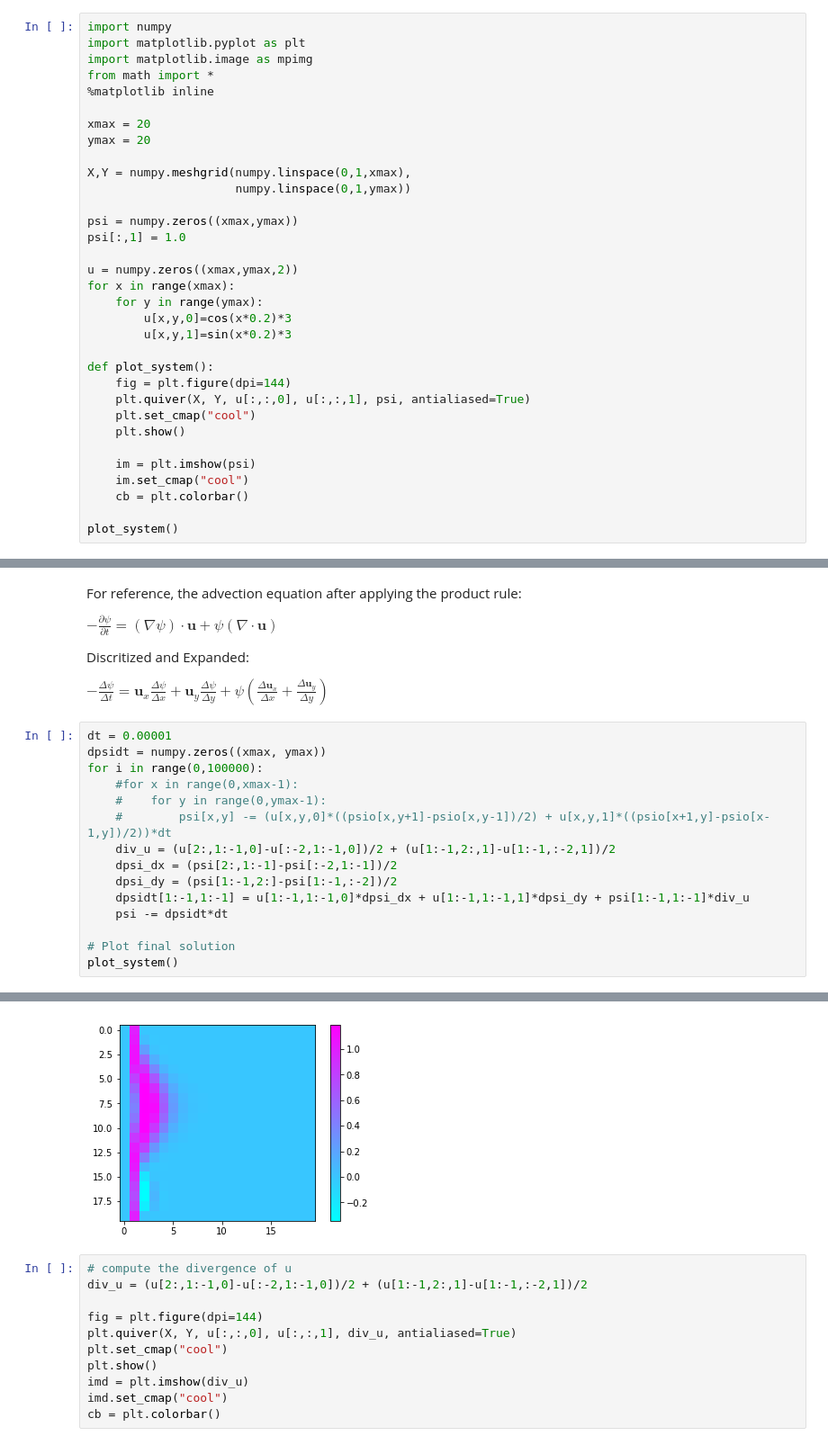
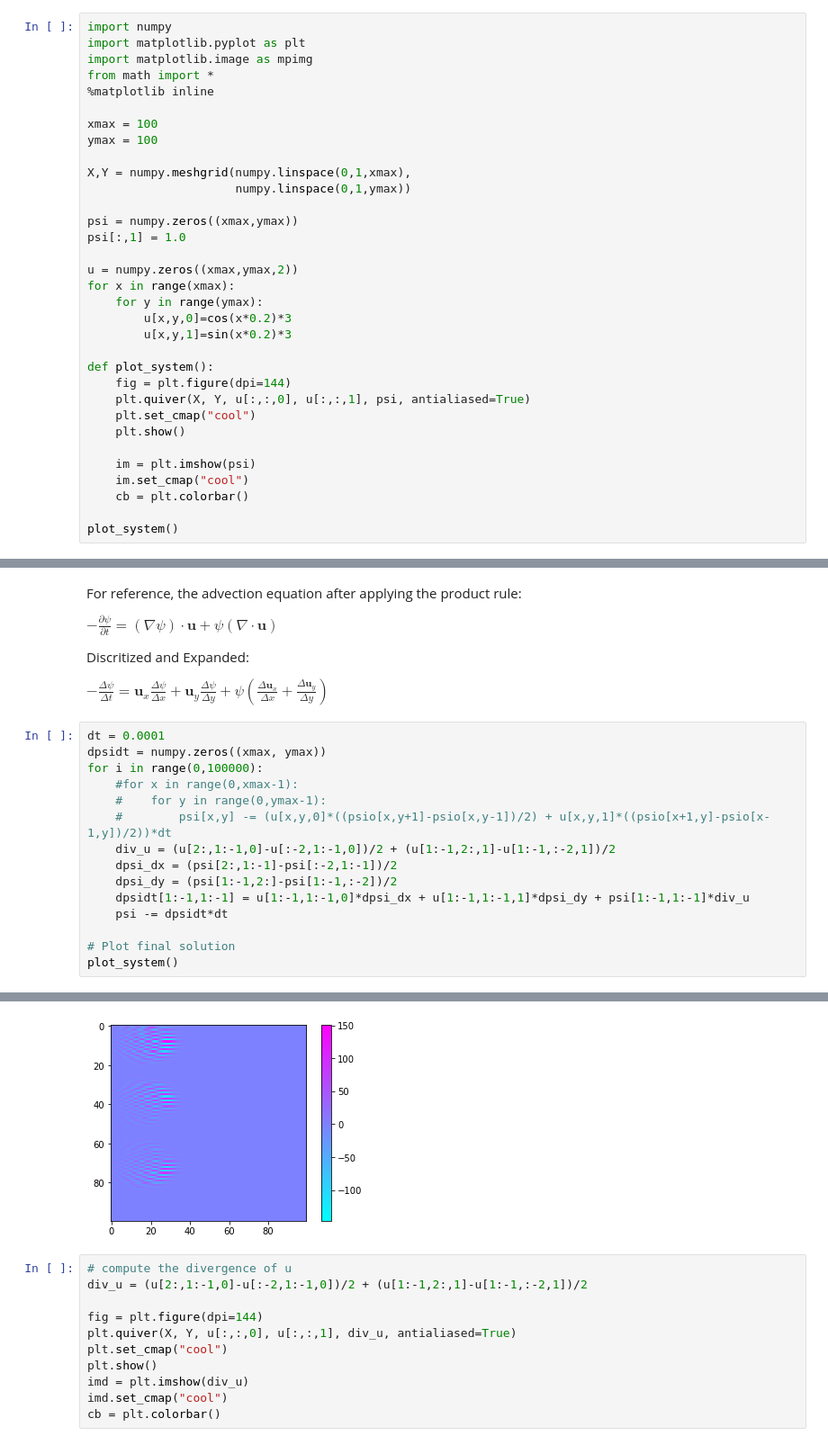
Before and after one commit to andrew-pa/fluidynm, a Jupyter notebook: 2D Advection.ipynb, the cells around one changed output, grey strips where cells are left out. Shown at 90% size. Saved outputs shown, nothing was run; the diff lists cells and outputs as text.

```diff
--- a/2D Advection.ipynb
+++ b/2D Advection.ipynb
@@ -10,8 +10,8 @@ import matplotlib.image as mpimg
 from math import *
 %matplotlib inline
 
-xmax = 20
-ymax = 20
+xmax = 100
+ymax = 100
 
 X,Y = numpy.meshgrid(numpy.linspace(0,1,xmax),
                      numpy.linspace(0,1,ymax))
@@ -48,7 +48,7 @@ Discritized and Expanded:
 
 $-\frac{\Delta\psi}{\Delta t} = \mathbf{u}_x\frac{\Delta\psi}{\Delta x} + \mathbf{u}_y\frac{\Delta\psi}{\Delta y} + \psi(\frac{\Delta\mathbf{u}_x}{\Delta x}+\frac{\Delta\mathbf{u}_y}{\Delta y})$
 # %%
-dt = 0.00001
+dt = 0.0001
 dpsidt = numpy.zeros((xmax, ymax))
 for i in range(0,100000):
     #for x in range(0,xmax-1):
@@ -67,4 +67,4 @@ plot_system()
-[figure, old version]
+[figure, new version]
 # %%
 # compute the divergence of u
 div_u = (u[2:,1:-1,0]-u[:-2,1:-1,0])/2 + (u[1:-1,2:,1]-u[1:-1,:-2,1])/2
```
Also changed, not shown: parts of 2 cells of this notebook, 1 other file.
